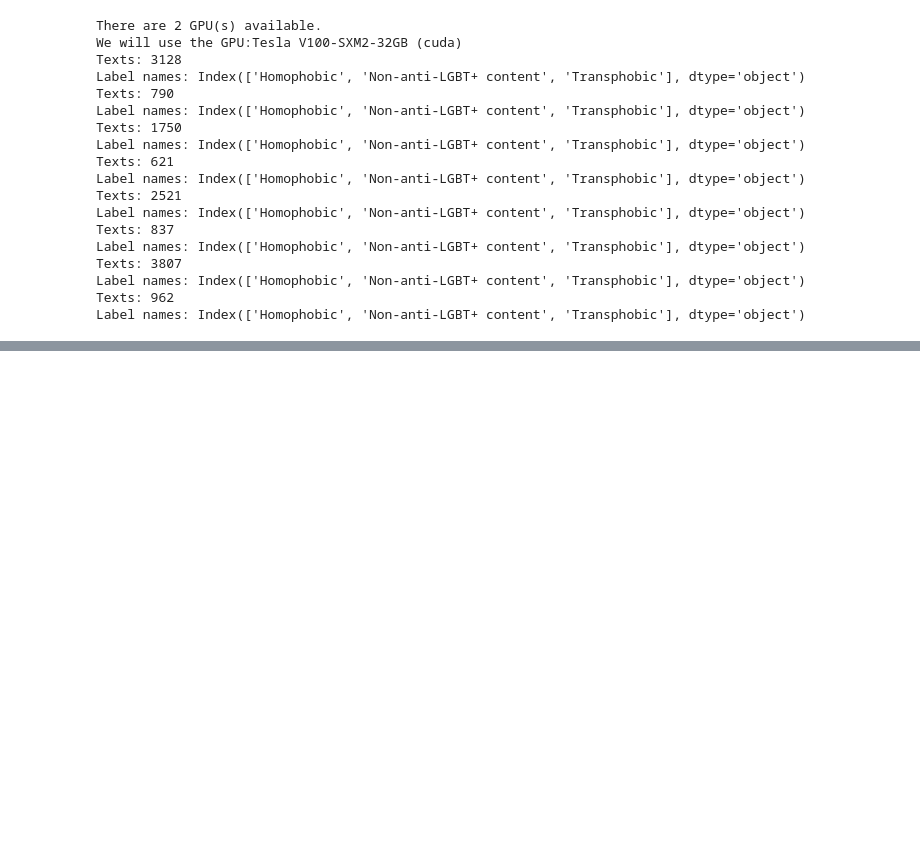
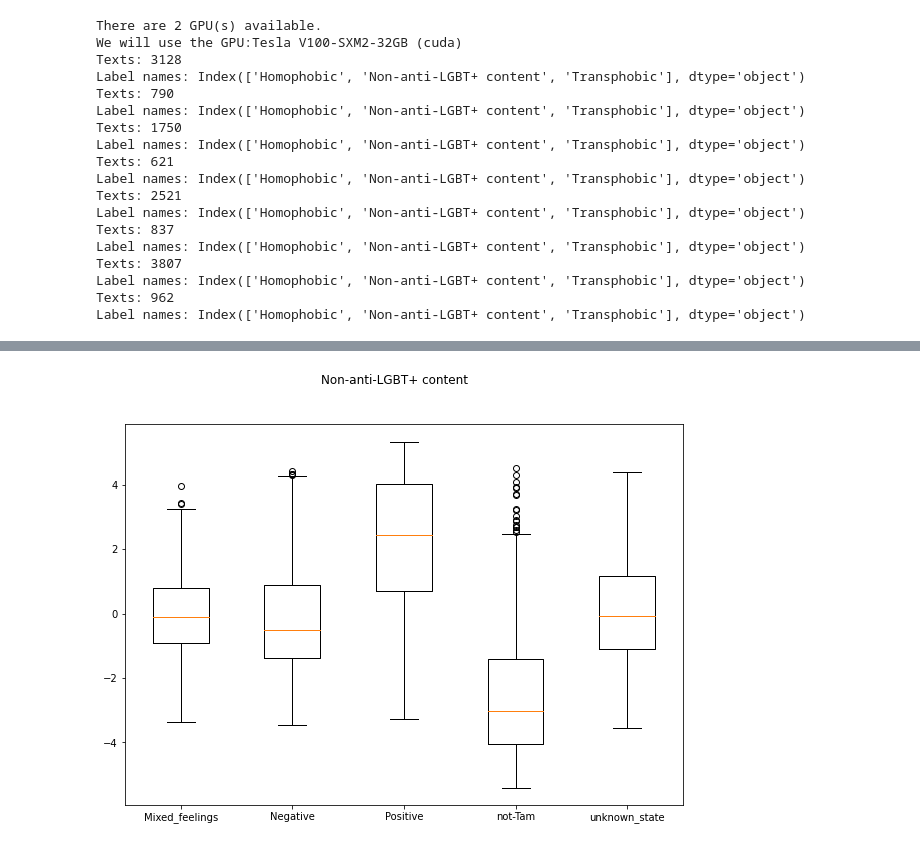
Before and after one commit to flippe3/fire_2022, a Jupyter notebook: task_b/code/correlation.ipynb, the cells around one changed output, grey strips where cells are left out. Saved outputs shown, nothing was run; the diff lists cells and outputs as text; code cells hidden in the pictures; blank space fills up the shorter version.

```diff
--- a/task_b/code/correlation.ipynb
+++ b/task_b/code/correlation.ipynb
@@ -183,0 +138,9 @@ Text(0.5, 0.98, 'Hi')
+# %%
+fig = plt.figure(figsize =(10, 7))
+ax = fig.add_subplot(111)
+plt.boxplot(newpd[newpd[0] == 1][[1,2,3,4,5]])
+ax.set_xticklabels(['Mixed_feelings', 'Negative', 'Positive', 'not-Tam', 'unknown_state'])
+fig.suptitle('Non-anti-LGBT+ content')
+fig.savefig('../tam_figure/non-anti-LGBT+ content-sentiment.jpg')
+# %% [output]
+[figure, added]
```
Also changed, not shown: parts of 7 cells of this notebook, 18 other files.
